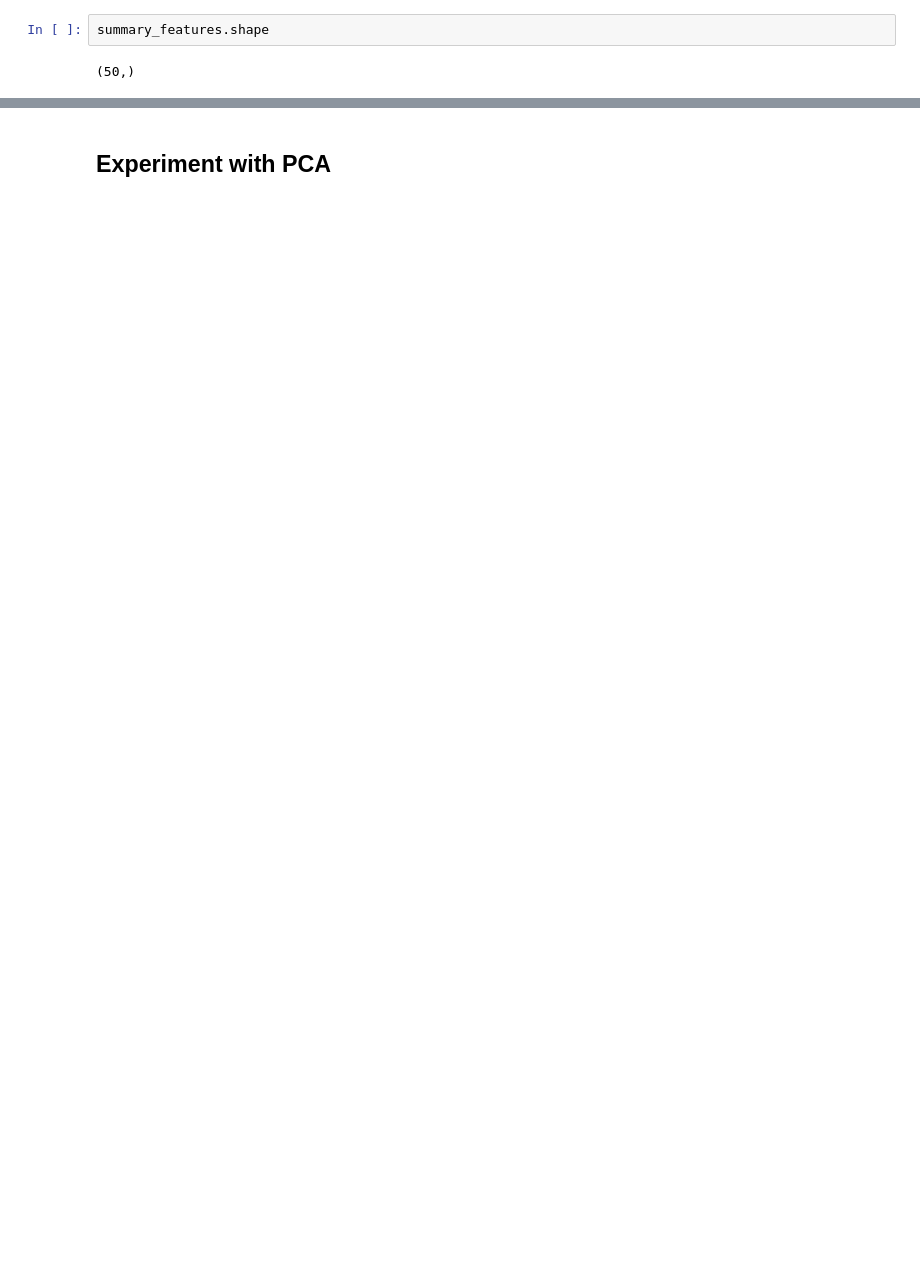
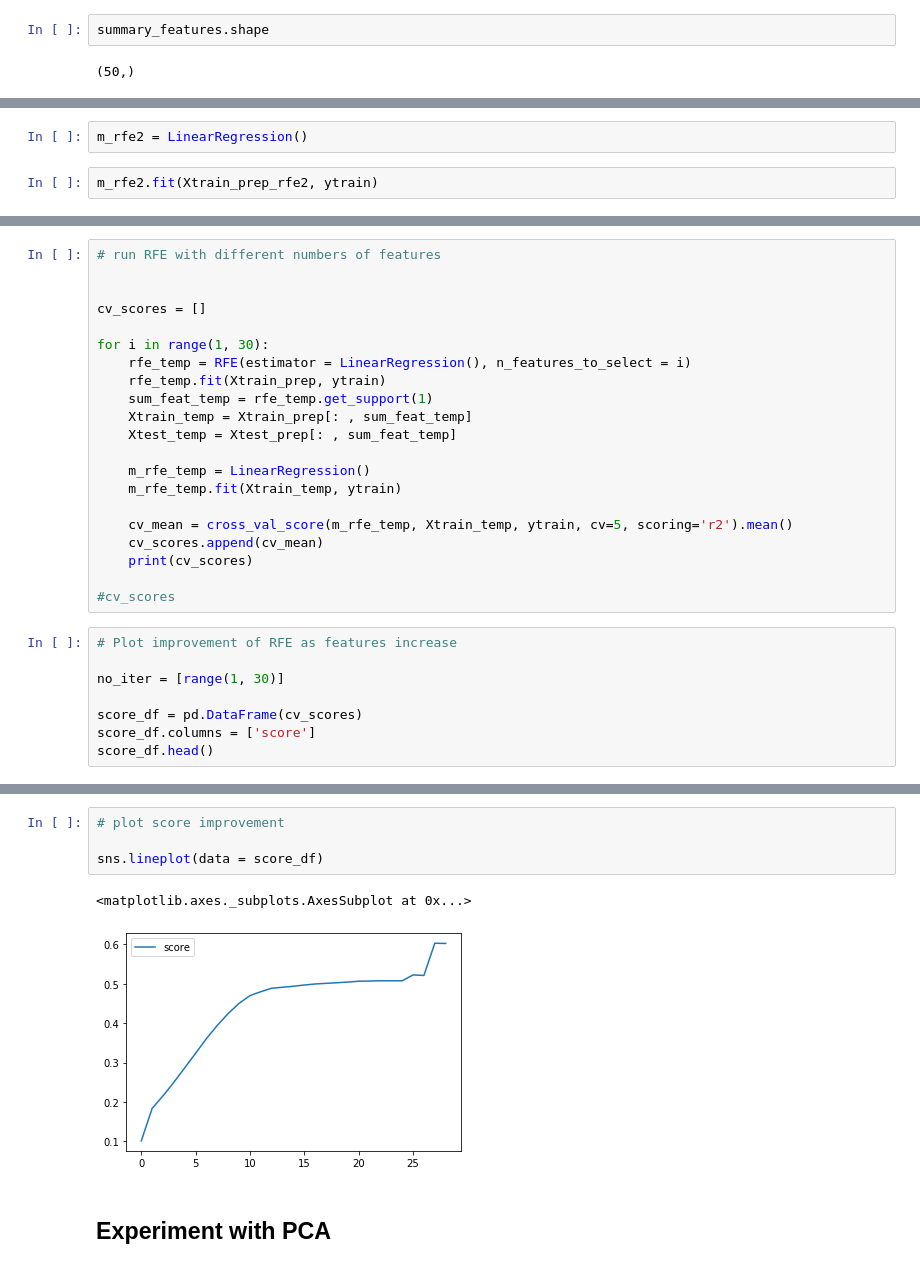
Before and after one commit to Basmatz/Spiced-bootcamp, a Jupyter notebook: Week_3/Bike_Project/Bike_Final_Project.ipynb, the cells around one changed output, grey strips where cells are left out. Cells and saved outputs as stored; diff of their text form; blank space fills up the shorter version.

```diff
--- a/Week_3/Bike_Project/Bike_Final_Project.ipynb
+++ b/Week_3/Bike_Project/Bike_Final_Project.ipynb
@@ -1059,0 +1137,4 @@ Xtrain_prep.shape
+# %%
+m_rfe2 = LinearRegression()
+# %%
+m_rfe2.fit(Xtrain_prep_rfe2, ytrain)
@@ -1059,0 +1151,29 @@ Xtrain_prep.shape
+# %%
+# run RFE with different numbers of features
+
+
+cv_scores = []
+
+for i in range(1, 30):
+    rfe_temp = RFE(estimator = LinearRegression(), n_features_to_select = i)
+    rfe_temp.fit(Xtrain_prep, ytrain)
+    sum_feat_temp = rfe_temp.get_support(1)
+    Xtrain_temp = Xtrain_prep[: , sum_feat_temp]
+    Xtest_temp = Xtest_prep[: , sum_feat_temp]
+
+    m_rfe_temp = LinearRegression()
+    m_rfe_temp.fit(Xtrain_temp, ytrain)
+
+    cv_mean = cross_val_score(m_rfe_temp, Xtrain_temp, ytrain, cv=5, scoring='r2').mean()
+    cv_scores.append(cv_mean)
+    print(cv_scores)
+
+#cv_scores
+# %%
+# Plot improvement of RFE as features increase
+
+no_iter = [range(1, 30)]
+
+score_df = pd.DataFrame(cv_scores)
+score_df.columns = ['score']
+score_df.head()
@@ -1060,3 +1187,10 @@ Xtrain_prep.shape
+# %%
+# plot score improvement
+
+sns.lineplot(data = score_df)
+# %% [output]
+<matplotlib.axes._subplots.AxesSubplot at 0x...>
+[figure, added]
 # %% [markdown]
 ## Experiment with PCA
 # %%
```
Also changed, not shown: parts of 87 cells of this notebook.
